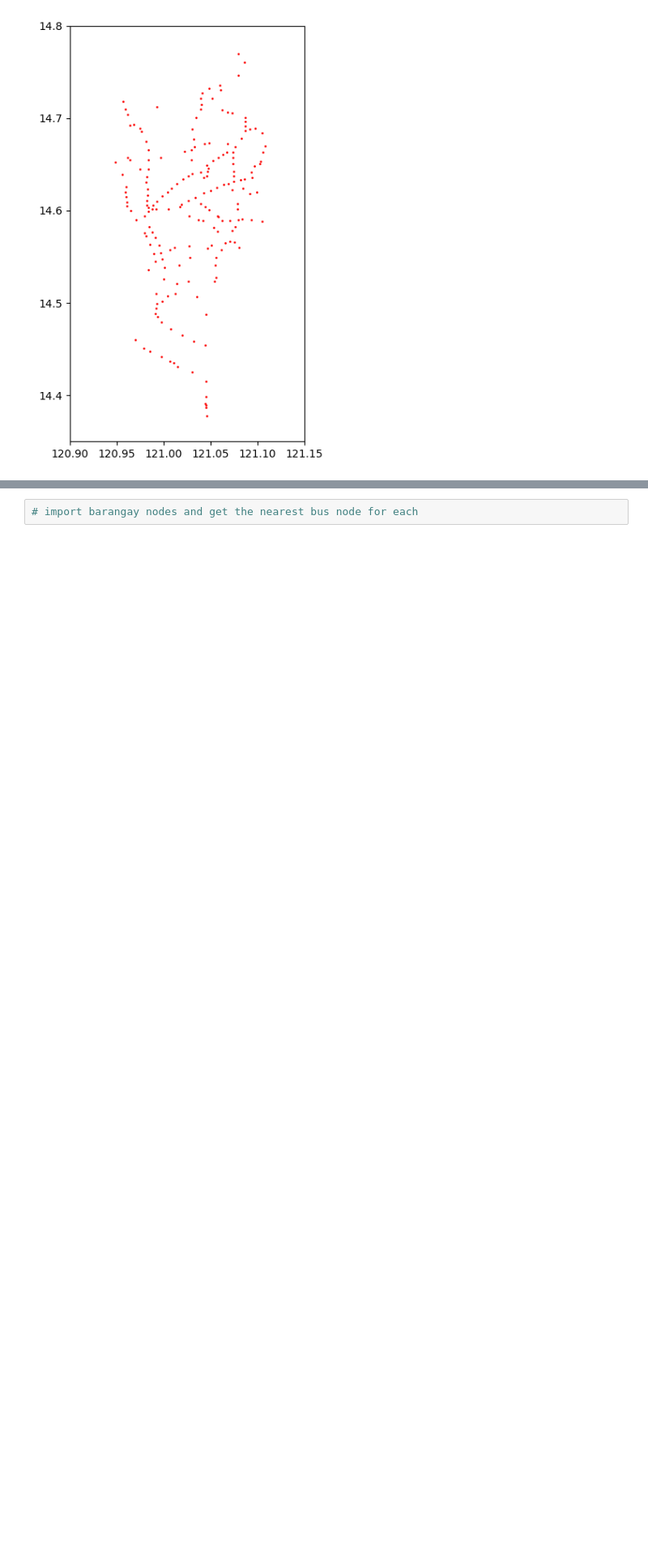
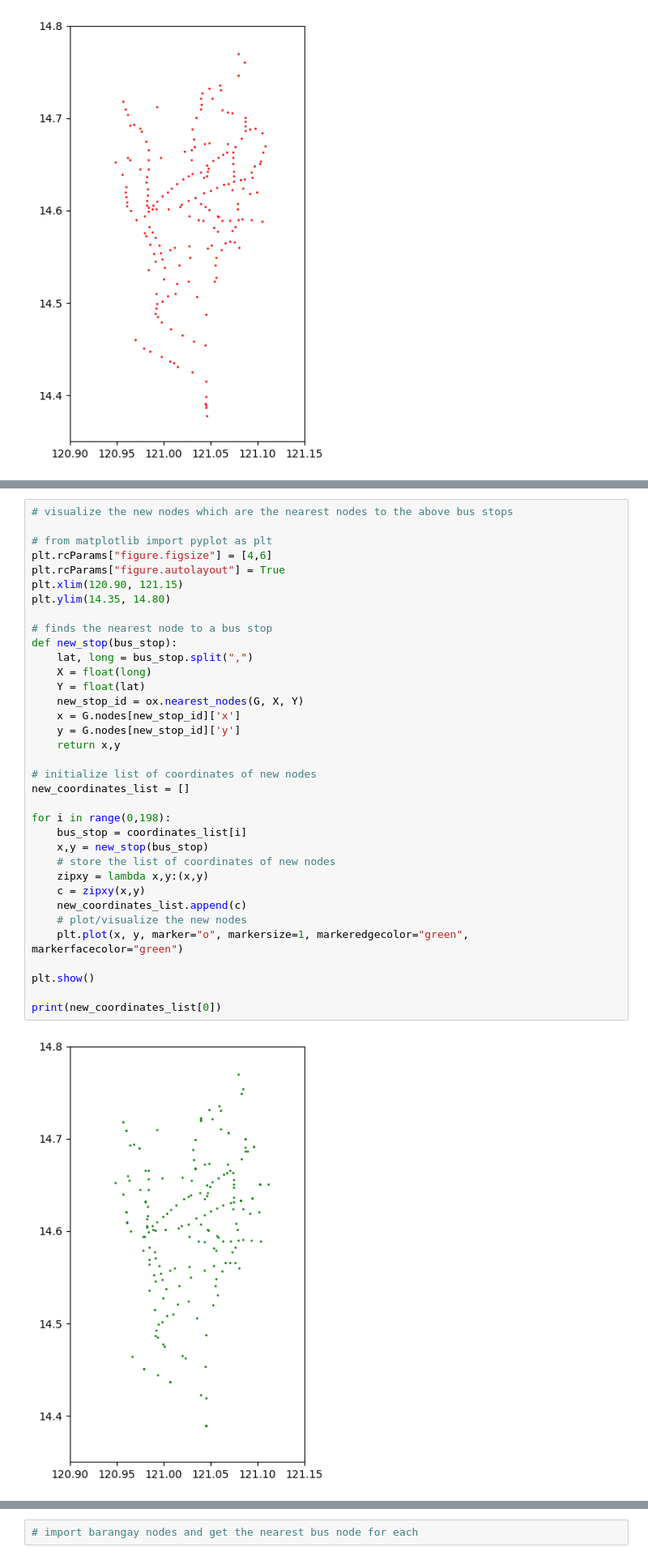
Before and after one commit to msescordial/rnga, a Jupyter notebook: Testing2.ipynb, the cells around one changed output, grey strips where cells are left out. Shown at 81% size. Cells and saved outputs as stored; diff of their text form; blank space fills up the shorter version.

```diff
--- a/Testing2.ipynb
+++ b/Testing2.ipynb
@@ -123,0 +109,37 @@ node
+# %%
+# visualize the new nodes which are the nearest nodes to the above bus stops
+
+# from matplotlib import pyplot as plt
+plt.rcParams["figure.figsize"] = [4,6]
+plt.rcParams["figure.autolayout"] = True
+plt.xlim(120.90, 121.15)
+plt.ylim(14.35, 14.80)
+
+# finds the nearest node to a bus stop
+def new_stop(bus_stop):
+    lat, long = bus_stop.split(",")
+    X = float(long)
+    Y = float(lat)
+    new_stop_id = ox.nearest_nodes(G, X, Y)
+    x = G.nodes[new_stop_id]['x']
+    y = G.nodes[new_stop_id]['y']
+    return x,y
+
+# initialize list of coordinates of new nodes
+new_coordinates_list = []
+
+for i in range(0,198):
+    bus_stop = coordinates_list[i]
+    x,y = new_stop(bus_stop)
+    # store the list of coordinates of new nodes
+    zipxy = lambda x,y:(x,y)
+    c = zipxy(x,y)
+    new_coordinates_list.append(c)
+    # plot/visualize the new nodes
+    plt.plot(x, y, marker="o", markersize=1, markeredgecolor="green", markerfacecolor="green")
+
+plt.show()
+
+print(new_coordinates_list[0])
+# %% [output]
+[figure, added]
```
Also changed, not shown: parts of 6 cells of this notebook.
